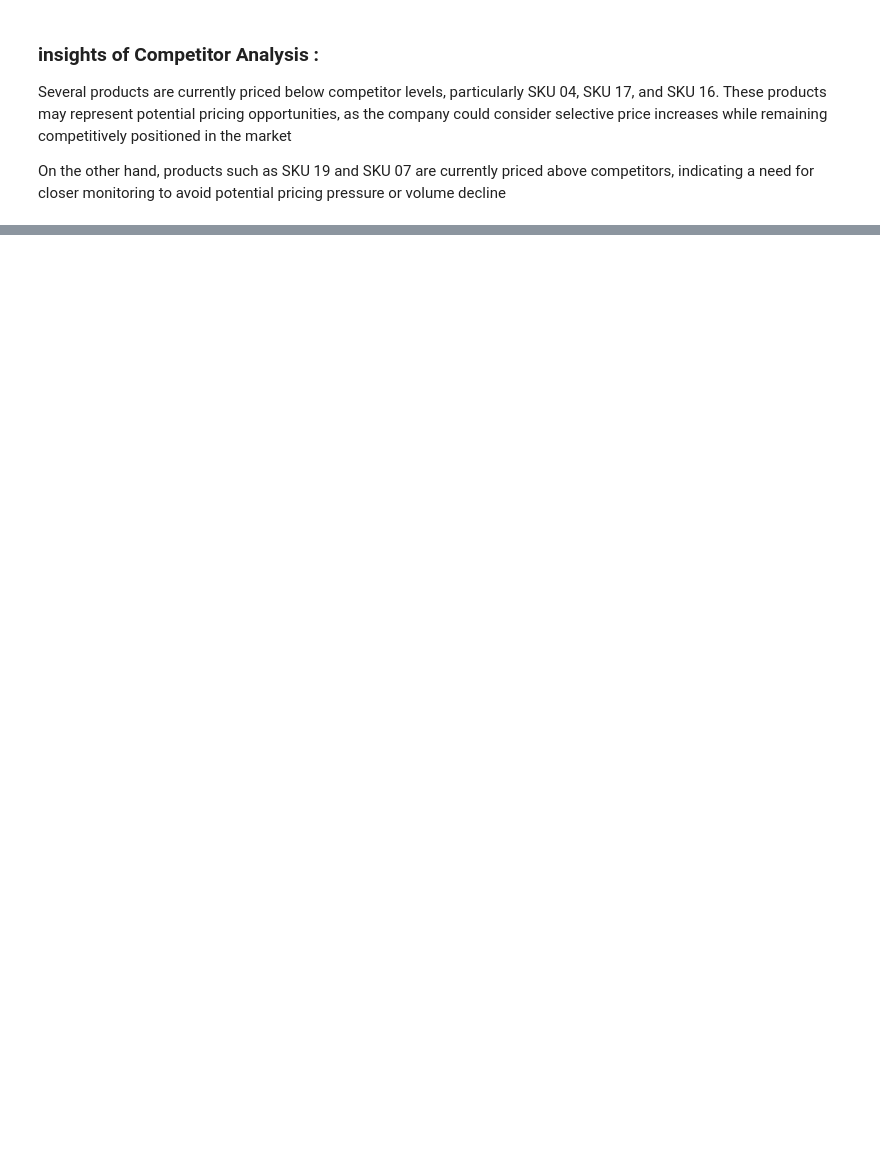
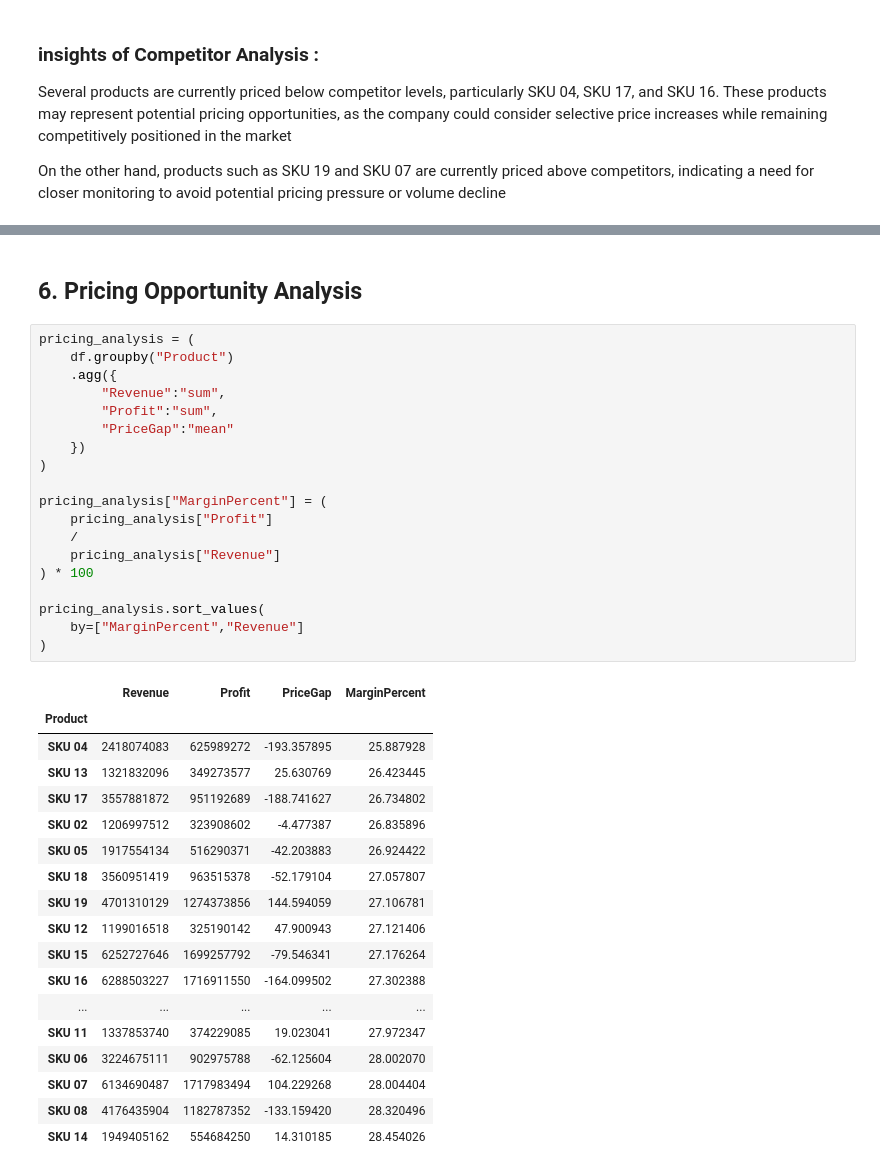
Before and after one commit to sigitsuharyadi88/pricing-optimization-analysis, a Jupyter notebook: notebook/pricing-optimization-analyst.ipynb, the cells around one changed output, grey strips where cells are left out. Cells and saved outputs as stored; diff of their text form; blank space fills up the shorter version.

Commit message:
v2-pricing-analysis

```diff
--- a/notebook/pricing-optimization-analyst.ipynb
+++ b/notebook/pricing-optimization-analyst.ipynb
@@ -127,0 +224,40 @@ On the other hand, products such as SKU 19 and SKU 07 are currently priced above
+# %% [markdown]
+## 6. Pricing Opportunity Analysis
+# %%
+pricing_analysis = (
+    df.groupby("Product")
+    .agg({
+        "Revenue":"sum",
+        "Profit":"sum",
+        "PriceGap":"mean"
+    })
+)
+
+pricing_analysis["MarginPercent"] = (
+    pricing_analysis["Profit"]
+    /
+    pricing_analysis["Revenue"]
+) * 100
+
+pricing_analysis.sort_values(
+    by=["MarginPercent","Revenue"]
+)
+# %% [output]
+|  | Revenue | Profit | PriceGap | MarginPercent |
+| Product |  |  |  |  |
+| SKU 04 | 2418074083 | 625989272 | -193.357895 | 25.887928 |
+| SKU 13 | 1321832096 | 349273577 | 25.630769 | 26.423445 |
+| SKU 17 | 3557881872 | 951192689 | -188.741627 | 26.734802 |
+| SKU 02 | 1206997512 | 323908602 | -4.477387 | 26.835896 |
+| SKU 05 | 1917554134 | 516290371 | -42.203883 | 26.924422 |
+| SKU 18 | 3560951419 | 963515378 | -52.179104 | 27.057807 |
+| SKU 19 | 4701310129 | 1274373856 | 144.594059 | 27.106781 |
+| SKU 12 | 1199016518 | 325190142 | 47.900943 | 27.121406 |
+| SKU 15 | 6252727646 | 1699257792 | -79.546341 | 27.176264 |
+| SKU 16 | 6288503227 | 1716911550 | -164.099502 | 27.302388 |
+| ... | ... | ... | ... | ... |
+| SKU 11 | 1337853740 | 374229085 | 19.023041 | 27.972347 |
+| SKU 06 | 3224675111 | 902975788 | -62.125604 | 28.002070 |
+| SKU 07 | 6134690487 | 1717983494 | 104.229268 | 28.004404 |
+| SKU 08 | 4176435904 | 1182787352 | -133.159420 | 28.320496 |
+| SKU 14 | 1949405162 | 554684250 | 14.310185 | 28.454026 |
```
Also changed, not shown: parts of 15 cells of this notebook.
